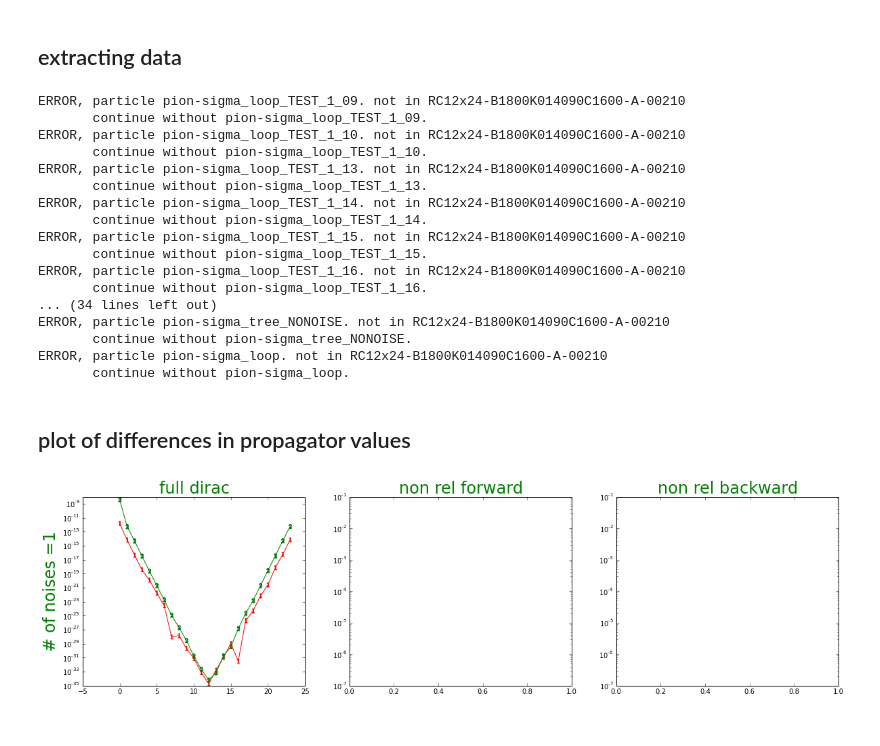
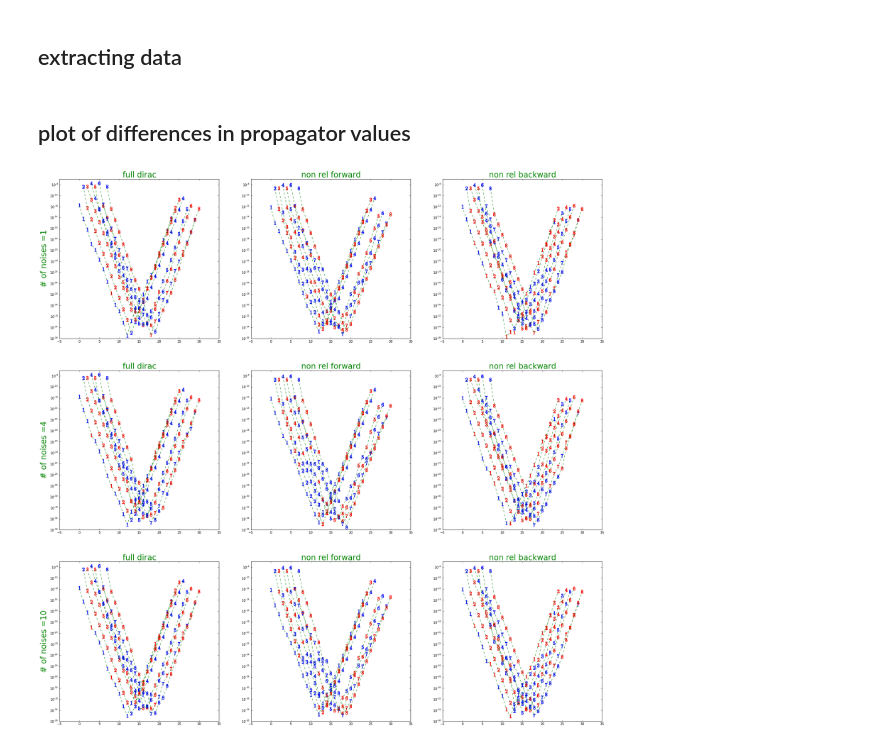
Before and after one commit to vojtak/lqcd_analysis, a Jupyter notebook: 02-19-loop_vs_tree.ipynb, the cells around one changed output. Drawn from its saved outputs; the diff is of its cells as text; code cells hidden in the pictures.

Commit message:
loop analysis

```diff
--- a/02-19-loop_vs_tree.ipynb
+++ b/02-19-loop_vs_tree.ipynb
@@ -30,16 +30,15 @@ from subprocess import check_output  # calling bash
 # %% [markdown]
 #### path to folder with results
 # %%
-#path_results  ="../Z_VOJTA_results/02-19_2p_corrs_loop-tree/"
-path_results  ="../X_VOJTA_code/run_x64/results/"
+path_results  ="../Z_VOJTA_results/02-22-loop-contributions/"
+#path_results  ="../X_VOJTA_code/run_x64/results/"
 # %% [markdown]
 #### type of measurement (aka measurement folder name)
 # %%
 measurements=["nn_01_correlators_two_hardons",
               "nn_04_correlators_two_hardons",
-              "nn_10_correlators_two_hardons",
-              "nn_20_correlators_two_hardons"]
-measurements=[measurements[0]]
+              "nn_10_correlators_two_hardons"]
+#measurements=[measurements[0]]
 # %% [markdown]
 #### particle(s)  (in list)
 # %%
@@ -61,65 +60,53 @@ propagators_loop_TEST_3 = [extract_propagators(path_results,meas,loop_TEST_3 ) f
 propagators_tree = [extract_propagators(path_results,meas,tree ) for meas in measurements ]
 propagators_tree_NONOISE = [extract_propagators(path_results,meas,tree_NONOISE ) for meas in measurements[0:1] ]
 propagators_loop = [extract_propagators(path_results,meas,loop ) for meas in measurements ]
-# %% [output]
-ERROR, particle pion-sigma_loop_TEST_1_09. not in RC12x24-B1800K014090C1600-A-00210
-       continue without pion-sigma_loop_TEST_1_09.
-ERROR, particle pion-sigma_loop_TEST_1_10. not in RC12x24-B1800K014090C1600-A-00210
-       continue without pion-sigma_loop_TEST_1_10.
-ERROR, particle pion-sigma_loop_TEST_1_13. not in RC12x24-B1800K014090C1600-A-00210
-       continue without pion-sigma_loop_TEST_1_13.
-ERROR, particle pion-sigma_loop_TEST_1_14. not in RC12x24-B1800K014090C1600-A-00210
-       continue without pion-sigma_loop_TEST_1_14.
-ERROR, particle pion-sigma_loop_TEST_1_15. not in RC12x24-B1800K014090C1600-A-00210
-       continue without pion-sigma_loop_TEST_1_15.
-ERROR, particle pion-sigma_loop_TEST_1_16. not in RC12x24-B1800K014090C1600-A-00210
-       continue without pion-sigma_loop_TEST_1_16.
-... (34 lines left out)
-ERROR, particle pion-sigma_tree_NONOISE. not in RC12x24-B1800K014090C1600-A-00210
-       continue without pion-sigma_tree_NONOISE.
-ERROR, particle pion-sigma_loop. not in RC12x24-B1800K014090C1600-A-00210
-       continue without pion-sigma_loop.
 # %% [markdown]
 ## plot of differences in propagator values
 # %%
 noises=["$1$","$2$","$3$","$4$","$5$","$6$","$7$","$8$"]
-colors=["red","green","blue","purple"]
+colors=["red","blue"]
 numn=[1,4,10]
 NUM_N=len(propagators_loop_TEST_1)
 
-fig, ax = subplots(figsize=(20,NUM_N*5))
+fig, ax = subplots(figsize=(30,NUM_N*10))
 
 
 
 for ii,prop in enumerate(propagators_loop_TEST_1):
-    axt1=subplot(NUM_N,3,2*ii+1)
+    axt1=subplot(NUM_N,3,3*ii+1)
     axt1.set_yscale('log')
     title('full dirac',fontsize=24, color='green')
     ylabel('# of noises ='+str(numn[ii]),fontsize=24, color='green')
     for jj in range(len(prop[0])):
-        to_plot=[abs(x.real) for x in prop[0][jj][0][ts]]
-        scatter(range(len(to_plot)),to_plot,color=colors[jj],marker=noises[jj],s=40)
-        plot(range(len(to_plot)),to_plot,color=colors[jj])
+        to_plot=[abs(x.real) for x in prop[0][jj][0][0]]
+        sig=[colors[int(round(x.real/abs(x.real) *0.5 +0.5))] for x in prop[0][jj][0][0]]
+
+        scatter(range(jj,jj+len(to_plot)),to_plot,color=sig,marker=noises[jj],s=120)
+        plot(range(jj,jj+len(to_plot)),to_plot,'g--')
 
 for ii,prop in enumerate(propagators_loop_TEST_2):
-    axt2=subplot(NUM_N,3,2*ii+2)
+    axt2=subplot(NUM_N,3,3*ii+2)
     axt2.set_yscale('log')
     title('non rel forward',fontsize=24, color='green')
     for jj in range(len(prop[0])):
         to_plot=[abs(x.real) for x in prop[0][jj][0][0]]
-        scatter(range(len(to_plot)),to_plot,color=colors[jj],marker=noises[jj],s=40)
-        plot(range(len(to_plot)),to_plot,color=colors[jj])
+        sig=[colors[int(round(x.real/abs(x.real) *0.5 +0.5))] for x in prop[0][jj][0][0]]
+
+        scatter(range(jj,jj+len(to_plot)),to_plot,color=sig,marker=noises[jj],s=120)
+        plot(range(jj,jj+len(to_plot)),to_plot,'g--')
 
 for ii,prop in enumerate(propagators_loop_TEST_3):
-    axt3=subplot(NUM_N,3,2*ii+3)
+    axt3=subplot(NUM_N,3,3*ii+3)
     axt3.set_yscale('log')
     title('non rel backward',fontsize=24, color='green')
     for jj in range(len(prop[0])):
         to_plot=[abs(x.real) for x in prop[0][jj][0][0]]
-        scatter(range(len(to_plot)),to_plot,color=colors[jj],marker=noises[jj],s=40)
-        plot(range(len(to_plot)),to_plot,color=colors[jj])
+        sig=[colors[int(round(x.real/abs(x.real) *0.5 +0.5))] for x in prop[0][jj][0][0]]
+
+        scatter(range(jj,jj+len(to_plot)),to_plot,color=sig,marker=noises[jj],s=120)
+        plot(range(jj,jj+len(to_plot)),to_plot,'g--')
 # %% [output]
-[figure, old version]
+[figure, new version]
 # %%
 noises=["$1$","$2$","$3$","$4$","$5$","$6$","$7$","$8$"]
 colors=["red","green","blue","purple","red","green","blue","purple"]
```
Also changed, not shown: parts of 11 cells of this notebook.
